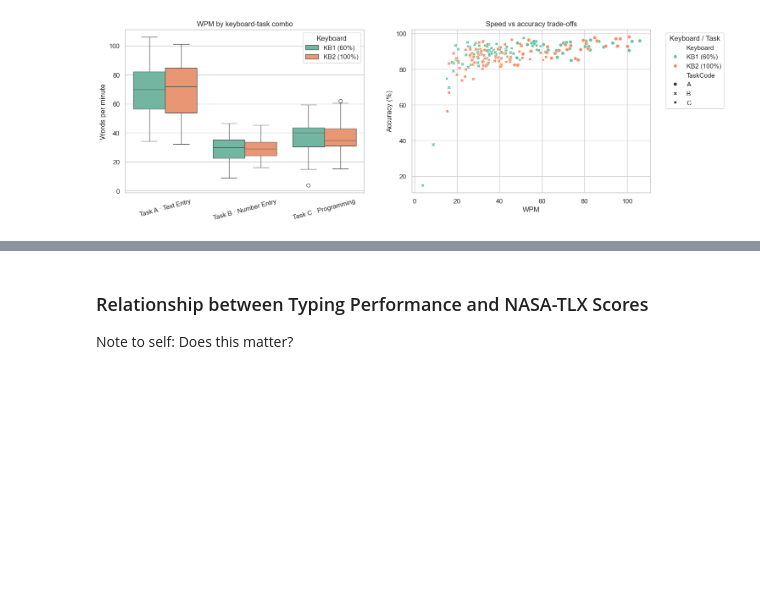
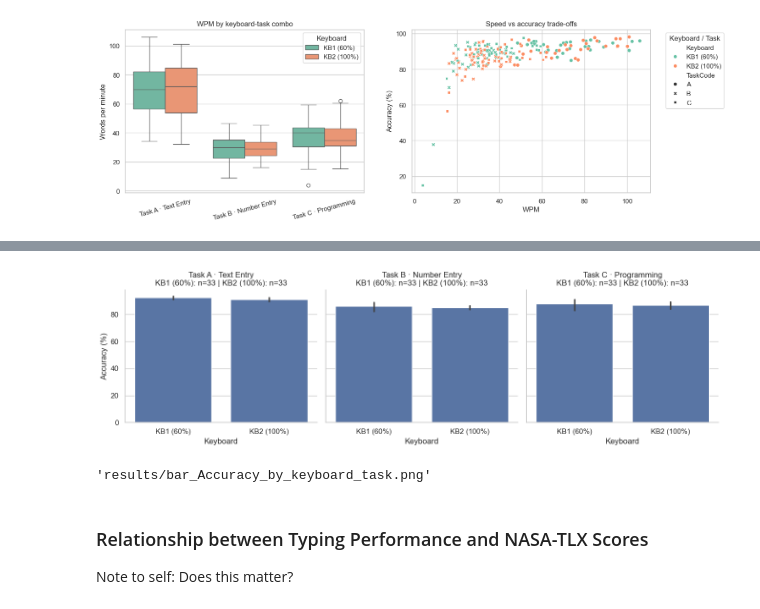
Before and after one commit to chris-asturiano/typing-test, a Jupyter notebook: data_analysis/data_analysis.ipynb, the cells around one changed output, grey strips where cells are left out. Drawn from its saved outputs; the diff is of its cells as text; code cells hidden in the pictures; blank space fills up the shorter version.

```diff
--- a/data_analysis/data_analysis.ipynb
+++ b/data_analysis/data_analysis.ipynb
@@ -1766,3 +2029,33 @@ plt.show()
+# %%
+# Bar chart: Accuracy by keyboard-task combo (saved to results directory)
+sns.set_theme(style="whitegrid", context="notebook")
+acc_plot = sns.catplot(
+    data=perf_long,
+    kind="bar",
+    x="Keyboard",
+    y="Accuracy",
+    col="Task",
+    errorbar=("ci", 95),
+    height=4,
+    aspect=1.1,
+)
+
+for ax, (task_label, sub_df) in zip(acc_plot.axes.flatten(), perf_long.groupby("Task", observed=False)):
+    counts = sub_df.groupby("Keyboard")["Accuracy"].count()
+    subtitle = " | ".join([f"{kb}: n={int(n)}" for kb, n in counts.items()])
+    ax.set_title(f"{task_label}\n{subtitle}")
+    ax.set_xlabel("Keyboard")
+    ax.set_ylabel("Accuracy (%)")
+
+plt.tight_layout()
+accuracy_plot_path = "results/bar_Accuracy_by_keyboard_task.png"
+acc_plot.savefig(accuracy_plot_path, dpi=300)
+plt.show()
+
+accuracy_plot_path
+# %% [output]
+[figure, added]
+'results/bar_Accuracy_by_keyboard_task.png'
 # %% [markdown]
 ### Relationship between Typing Performance and NASA-TLX Scores
 Note to self: Does this matter?
```
Also changed, not shown: parts of 9 cells of this notebook, 27 other files.
